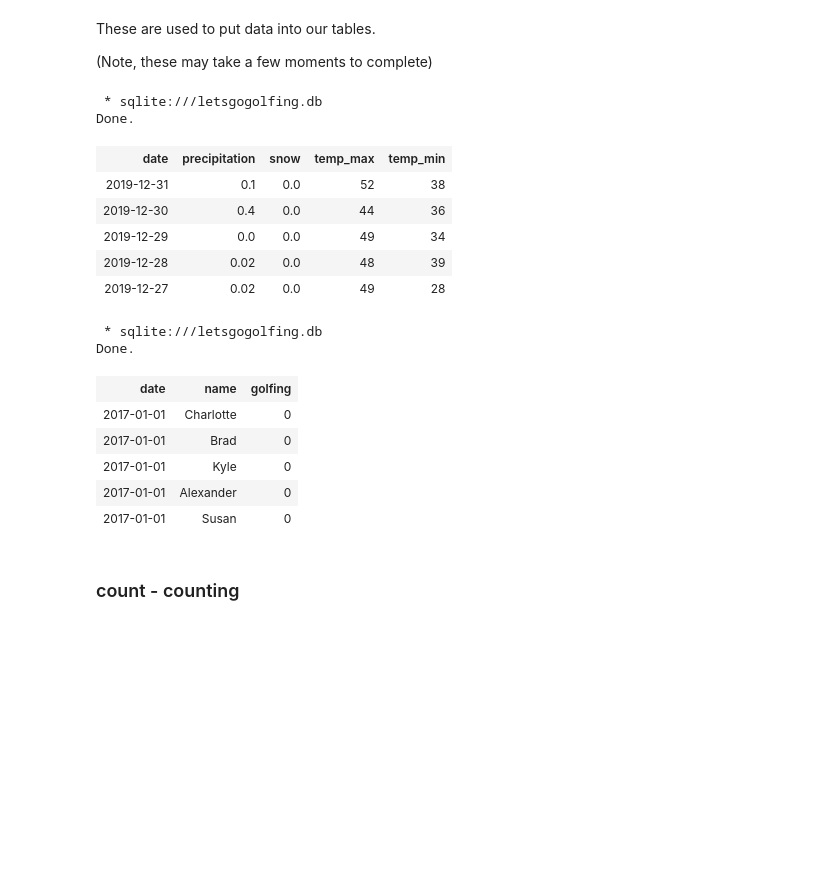
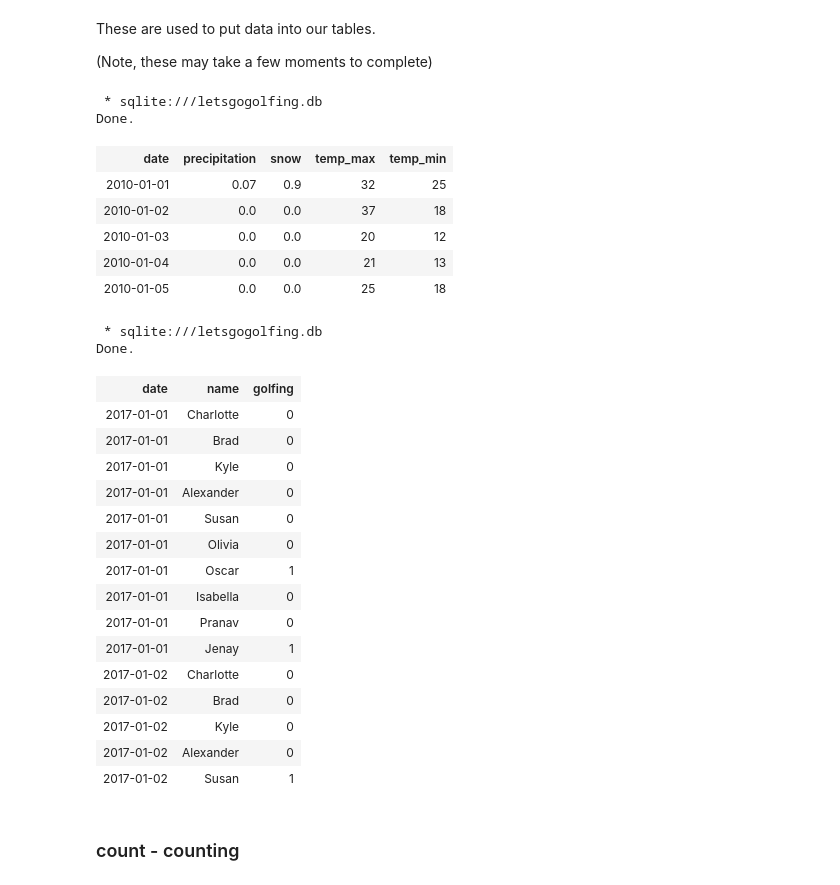
Before and after one commit to panjianhui754/IST210-Spring2020, a Jupyter notebook: SQL/SQLJoins_LetsGoGolfing.ipynb, the cells around one changed output. Drawn from its saved outputs; the diff is of its cells as text; code cells hidden in the pictures; blank space fills up the shorter version.

```diff
--- a/SQL/SQLJoins_LetsGoGolfing.ipynb
+++ b/SQL/SQLJoins_LetsGoGolfing.ipynb
@@ -101,28 +101,38 @@ for line in LetsGoGolfing.split("\n")[1:]:
   %sql insert into golfingData values (:date,:name,:golfing)
 # %%
 %%sql
-select * from stateCollege order by date desc limit 5
+select * from stateCollege limit 5
 # %% [output]
  * sqlite:///letsgogolfing.db
 Done.
 | date | precipitation | snow | temp_max | temp_min |
-| 2019-12-31 | 0.1 | 0.0 | 52 | 38 |
-| 2019-12-30 | 0.4 | 0.0 | 44 | 36 |
-| 2019-12-29 | 0.0 | 0.0 | 49 | 34 |
-| 2019-12-28 | 0.02 | 0.0 | 48 | 39 |
-| 2019-12-27 | 0.02 | 0.0 | 49 | 28 |
+| 2010-01-01 | 0.07 | 0.9 | 32 | 25 |
+| 2010-01-02 | 0.0 | 0.0 | 37 | 18 |
+| 2010-01-03 | 0.0 | 0.0 | 20 | 12 |
+| 2010-01-04 | 0.0 | 0.0 | 21 | 13 |
+| 2010-01-05 | 0.0 | 0.0 | 25 | 18 |
 # %%
 %%sql
-select * from golfingData limit 5
+select * from golfingData limit 15
 # %% [output]
  * sqlite:///letsgogolfing.db
 Done.
 | date | name | golfing |
 | 2017-01-01 | Charlotte | 0 |
 | 2017-01-01 | Brad | 0 |
 | 2017-01-01 | Kyle | 0 |
 | 2017-01-01 | Alexander | 0 |
 | 2017-01-01 | Susan | 0 |
+| 2017-01-01 | Olivia | 0 |
+| 2017-01-01 | Oscar | 1 |
+| 2017-01-01 | Isabella | 0 |
+| 2017-01-01 | Pranav | 0 |
+| 2017-01-01 | Jenay | 1 |
+| 2017-01-02 | Charlotte | 0 |
+| 2017-01-02 | Brad | 0 |
+| 2017-01-02 | Kyle | 0 |
+| 2017-01-02 | Alexander | 0 |
+| 2017-01-02 | Susan | 1 |
 # %% [markdown]
 ### count - counting
 # %% [markdown]
```
Also changed, not shown: parts of 4 cells of this notebook.
